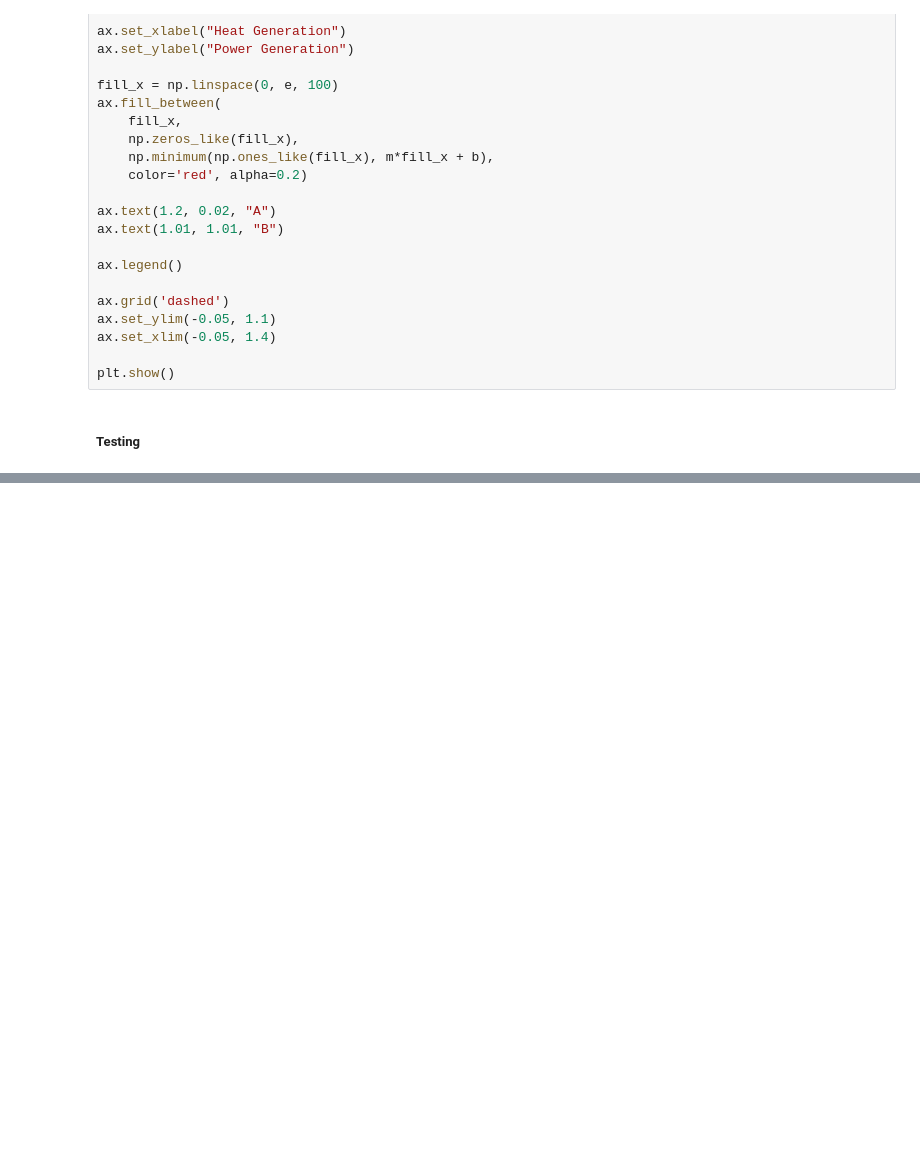
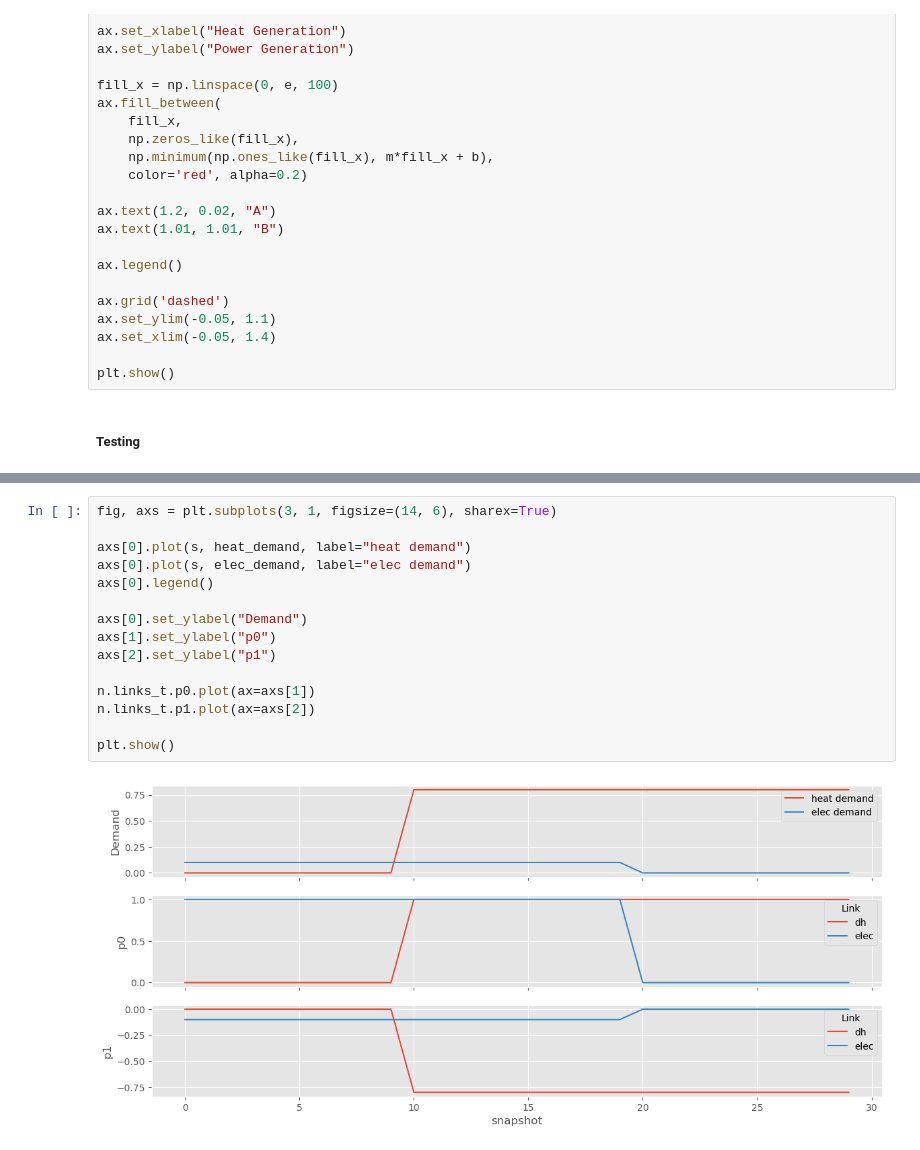
Before and after one commit to LukasFrankenQ/egs_market_integration, a Jupyter notebook: notebooks/chp_notes.ipynb, the cells around one changed output, grey strips where cells are left out. Cells and saved outputs as stored; diff of their text form; blank space fills up the shorter version.

```diff
--- a/notebooks/chp_notes.ipynb
+++ b/notebooks/chp_notes.ipynb
@@ -187,0 +231,17 @@ WARNING:pypsa.linopf:Optimization failed with status warning and termination con
+# %%
+fig, axs = plt.subplots(3, 1, figsize=(14, 6), sharex=True)
+
+axs[0].plot(s, heat_demand, label="heat demand")
+axs[0].plot(s, elec_demand, label="elec demand")
+axs[0].legend()
+
+axs[0].set_ylabel("Demand")
+axs[1].set_ylabel("p0")
+axs[2].set_ylabel("p1")
+
+n.links_t.p0.plot(ax=axs[1])
+n.links_t.p1.plot(ax=axs[2])
+
+plt.show()
+# %% [output]
+[figure, added]
```
Also changed, not shown: parts of 14 cells of this notebook.
